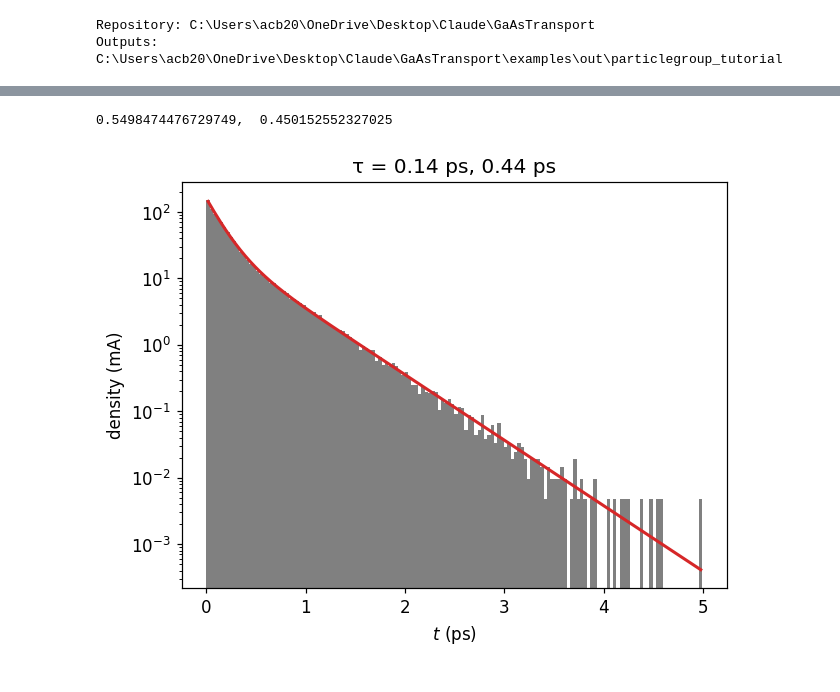
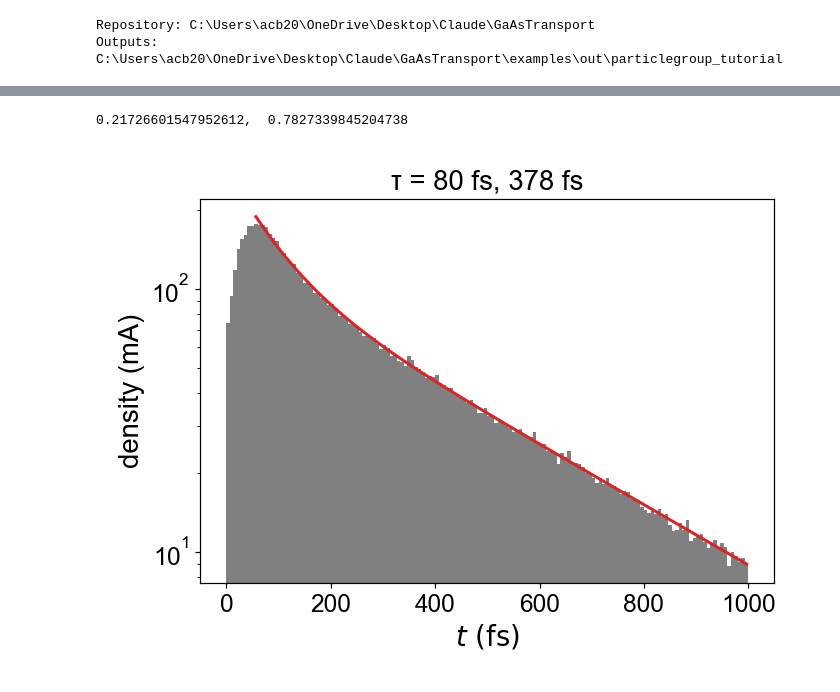
Before and after one commit to AdamCBartnik/GaAsTransport, a Jupyter notebook: examples/workspace.ipynb, the cells around one changed output, grey strips where cells are left out. Drawn from its saved outputs; the diff is of its cells as text; code cells hidden in the pictures.

```diff
--- a/examples/workspace.ipynb
+++ b/examples/workspace.ipynb
@@ -44,19 +47,33 @@ Outputs: C:\Users\acb20\OneDrive\Desktop\Claude\GaAsTransport\examples\out\parti
 def metal_K(Ekin, hvMinusPhiminusV, kT):
     return Ekin / ((1 + np.exp((Ekin - hvMinusPhiminusV) / kT))* kT**2* (-spence(1 + np.exp(hvMinusPhiminusV / kT))))
 
-def image_V(z0nm):
-    return 0.359991/z0nm
+def image_V(z0nm, z=0):
+    return 0.359991/(z + z0nm)
+
+# Some font size defaults
+plt.rcParams.update({
+    'font.size': 14,
+    'font.family': 'sans-serif',
+    'font.sans-serif': ['Arial', 'Liberation Sans', 'DejaVu Sans'],
+    'mathtext.fontset': 'dejavusans',
+    'axes.labelsize': 18,
+    'axes.titlesize': 18,
+    'xtick.labelsize': 16,
+    'ytick.labelsize': 16,
+    'legend.fontsize': 14,
+})
 # %%
 params = dict(
-    hv_eV=1.550, # 1.550,                 # Photon energy [eV]; must be allowed by excitation and absorption models.
-    p_cm3=1e19,                # Acceptor/hole density [cm^-3].
-    chi_eV= 0.0,                 # Local surface affinity [eV]; chi_eff = chi - band-bending depth.
+    hv_eV=1.600, # 1.550,                 # Photon energy [eV]; must be allowed by excitation and absorption models.
+    p_cm3=3e17,                # Acceptor/hole density [cm^-3].
+    chi_eV=0.0,                 # Local surface affinity [eV]; chi_eff = chi - band-bending depth.
     n=1_000_000,                 # Generated electrons (C21 ensemble size); fewer runs faster but noisier.
-    t_max_ps=5.0,                # Stop transport at this time [ps]; C21 benchmark uses 370 ps.
+    t_max_ps=1.0,                # Stop transport at this time [ps]; C21 benchmark uses 370 ps.
     thickness_nm=50,             # None = semi-infinite; e.g. 200.0 gives a 200 nm GaAs layer.
     R_back=0.0,                  # Back reflection probability [0,1]; used only for a finite layer.
     depletion_scattering="bulk", # "bulk" = C21 baseline; "local" = depleted holes/local screening.
     matching_mass="band_edge",   # Interface mass: "band_edge" (C21 default) or "velocity".
+    rear="vacuum",                # "bulk" or "vacuum"
     absorption_model=None,      # None or "casey1975+adachi1989" = blended default;
                                 # "casey1975" = near-edge data only; "adachi1989" = C21.
                                 # Also accepts a constant absorption length [m], a callable
@@ -69,11 +86,13 @@ params = dict(
 )
 
 s = Sample(gaas_chubenko2021(), per_cm3(params['p_cm3']))
-E_bb_eV = s.E_bb / EV
+f = C21BandBending(s, thickness=params["thickness_nm"]*1e-9, rear=params["rear"])
+E_bb_eV = f.E_bb_eff / EV  # height of the peak band edge above the surface band edge
 
 params['chi_eV'] = params['chi_eV'] + E_bb_eV - image_V(3.0)
 chi_eff_eV = params['chi_eV'] - E_bb_eV     # effective affinity relative to the bulk conduction band: -0.024 eV
 print(f'chi_eff = {params["chi_eV"]:.4g} - {E_bb_eV:.4g} = {chi_eff_eV:.4g} eV')
+print(f'E_bb = {E_bb_eV:.4g}')
 print(f'Eg_eff = {s.Eg / EV}')
 # Catch documentation drift if the driver later gains or removes a parameter.
 assert set(params) == set(inspect.signature(simulate_emission).parameters)
@@ -179,35 +196,34 @@ plt.close(fig)
 import numpy as np
 from scipy.optimize import curve_fit
 
 def fit_hist(fig, model, p0, xmin=None, xmax=None, ax_index=0, **line_kw):
     """Fit model(x, *params) to the bars of a ParticleGroup density plot, in its displayed units."""
     ax = fig.axes[ax_index]
     x = np.array([b.get_x() + b.get_width() / 2 for b in ax.patches])
     y = np.array([b.get_height() for b in ax.patches])
     xmin = x[np.argmax(y)] if xmin is None else xmin          # default: fit the decay after the peak
     m = (x >= xmin) & (x <= (np.inf if xmax is None else xmax)) & (y > 0)
     p0 = p0(x[m], y[m]) if callable(p0) else p0
     popt, pcov = curve_fit(model, x[m], y[m], p0=p0, sigma=np.sqrt(y[m]))   # Poisson weights
     xf = np.linspace(x[m].min(), x[m].max(), 400)
     ax.plot(xf, model(xf, *popt), **{"color": "C3", "lw": 2, **line_kw})
     return popt, np.sqrt(np.diag(pcov))
 
 fig = pg.plot('t', bins=150, return_figure=True)
 
 #exp_decay = lambda t, A, tau: A * np.exp(-t / tau)
 #popt, perr = fit_hist(fig, exp_decay, p0=lambda t, y: (y[0], np.ptp(t) / 3))
 #fig.axes[0].set_title(f"τ = {popt[1]:.2f} ps")
 
 two_exp = lambda t, A1, tau1, A2, tau2: A1 * np.exp(-t / tau1) + A2 * np.exp(-t / tau2)
 popt, perr = fit_hist(fig, two_exp, p0=lambda t, y: (y[0], np.ptp(t) / 30, y[0] / 5, np.ptp(t) / 3))
-fig.axes[0].set_title(f"τ = {popt[1]:.2g} ps, {popt[3]:.2g} ps")
+fig.axes[0].set_title(f"τ = {popt[1]:.0f} fs, {popt[3]:.0f} fs")
 A1, tau1, A2, tau2 = popt
 
 print(f'{A1*tau1 / (A1*tau1 + A2*tau2)},  {A2*tau2 / (A1*tau1 + A2*tau2)}')
 
 fig.gca().set_yscale('log')
-display(fig)
-plt.close(fig)
+plt.tight_layout()
 # %% [output]
-0.5498474476729749,  0.450152552327025
+0.21726601547952612,  0.7827339845204738
-[figure, old version]
+[figure, new version]
```
Also changed, not shown: parts of 12 cells of this notebook, 9 other files.
